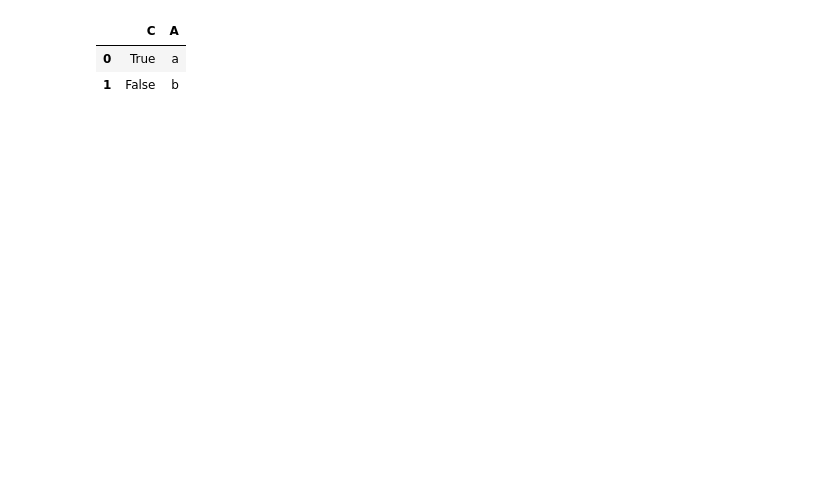
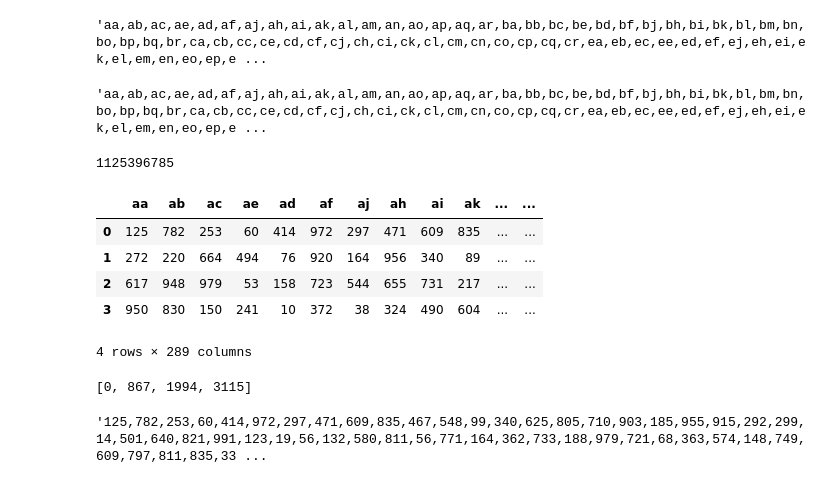
Before and after one commit to nicktripp/GoldTeamTrack2, a Jupyter notebook: Jacob's Workbook.ipynb, the cells around one changed output. Drawn from its saved outputs; the diff is of its cells as text; code cells hidden in the pictures; blank space fills up the shorter version.

```diff
--- a/Jacob's Workbook.ipynb
+++ b/Jacob's Workbook.ipynb
@@ -35,6 +51,46 @@ D object date
-# %%
-t[['C','A']]
-# %% [output]
-|  | C | A |
-| 0 | True | a |
-| 1 | False | b |
+# %%
+filename = './data/out.csv'
+f = open(filename, 'r')
+f.readline()
+# %% [output]
+'aa,ab,ac,ae,ad,af,aj,ah,ai,ak,al,am,an,ao,ap,aq,ar,ba,bb,bc,be,bd,bf,bj,bh,bi,bk,bl,bm,bn,bo,bp,bq,br,ca,cb,cc,ce,cd,cf,cj,ch,ci,ck,cl,cm,cn,co,cp,cq,cr,ea,eb,ec,ee,ed,ef,ej,eh,ei,ek,el,em,en,eo,ep,e ...
+# %%
+f.seek(0)
+f.readline()
+# %% [output]
+'aa,ab,ac,ae,ad,af,aj,ah,ai,ak,al,am,an,ao,ap,aq,ar,ba,bb,bc,be,bd,bf,bj,bh,bi,bk,bl,bm,bn,bo,bp,bq,br,ca,cb,cc,ce,cd,cf,cj,ch,ci,ck,cl,cm,cn,co,cp,cq,cr,ea,eb,ec,ee,ed,ef,ej,eh,ei,ek,el,em,en,eo,ep,e ...
+# %%
+# Identify the end
+f.seek(0, os.SEEK_END)
+end = f.tell()
+
+# Start at the beginning
+f.seek(0)
+lines = [0]
+pos = 0
+while pos < end:
+    f.readline()
+    pos = f.tell()
+    lines.append(pos)
+f.tell()
+# %% [output]
+1125396785
+# %%
+df = pd.read_csv(filename, nrows=4)
+df
+# %% [output]
+|  | aa | ab | ac | ae | ad | af | aj | ah | ai | ak | ... | ... |
+| 0 | 125 | 782 | 253 | 60 | 414 | 972 | 297 | 471 | 609 | 835 | ... | ... |
+| 1 | 272 | 220 | 664 | 494 | 76 | 920 | 164 | 956 | 340 | 89 | ... | ... |
+| 2 | 617 | 948 | 979 | 53 | 158 | 723 | 544 | 655 | 731 | 217 | ... | ... |
+| 3 | 950 | 830 | 150 | 241 | 10 | 372 | 38 | 324 | 490 | 604 | ... | ... |
+4 rows × 289 columns
+# %%
+lines[:4]
+# %% [output]
+[0, 867, 1994, 3115]
+# %%
+f.seek(lines[1])
+f.readline()
+# %% [output]
+'125,782,253,60,414,972,297,471,609,835,467,548,99,340,625,805,710,903,185,955,915,292,299,14,501,640,821,991,123,19,56,132,580,811,56,771,164,362,733,188,979,721,68,363,574,148,749,609,797,811,835,33 ...
```
Also changed, not shown: parts of 17 cells of this notebook.
